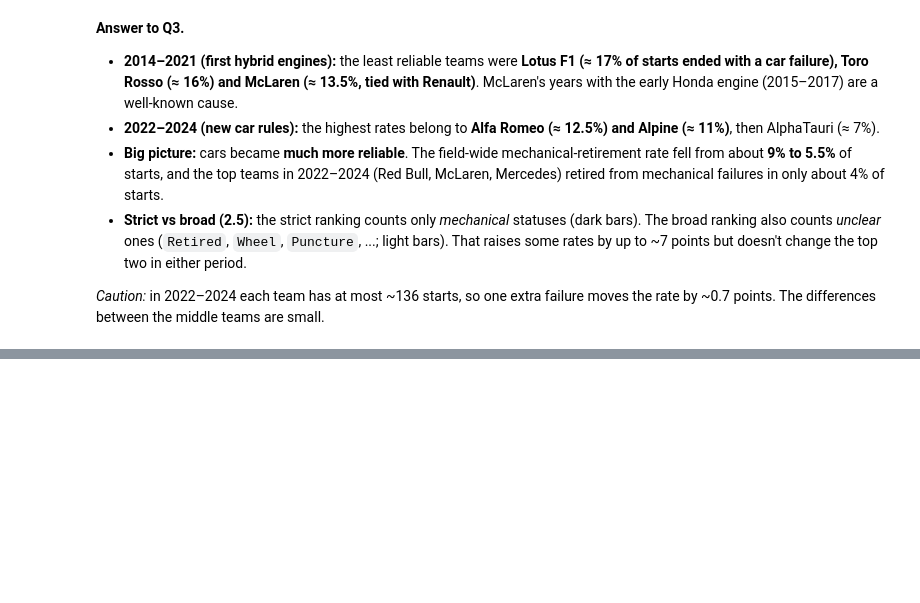
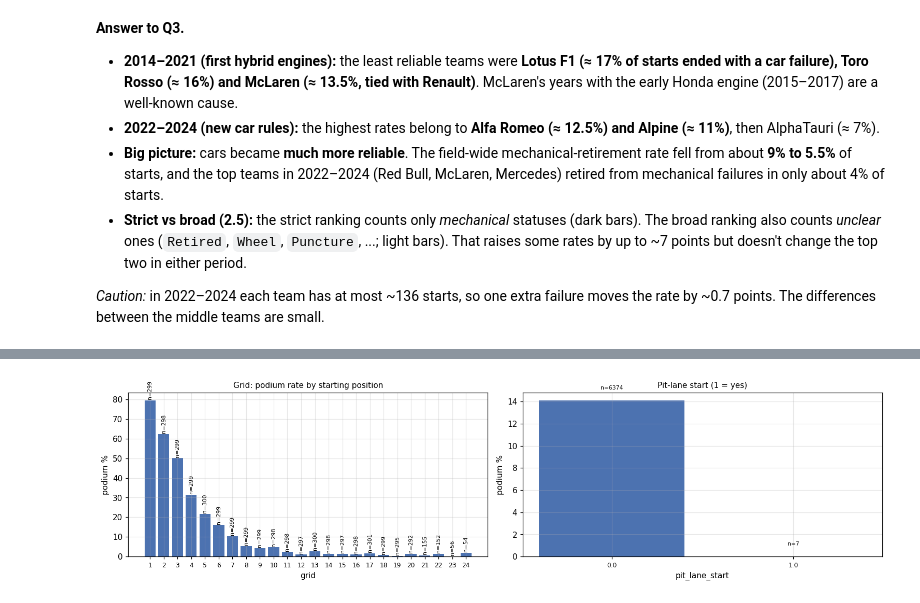
Before and after one commit to Farah-Essam/ACL-2, a Jupyter notebook: f1_podium_prediction.ipynb, the cells around one changed output, grey strips where cells are left out. Drawn from its saved outputs; the diff is of its cells as text; code cells hidden in the pictures; blank space fills up the shorter version.

```diff
--- a/f1_podium_prediction.ipynb
+++ b/f1_podium_prediction.ipynb
@@ -2895,0 +3138,6 @@ plt.show()
+# %%
+TRAIN_A = feat[(feat["split"] == "train") & (feat["year"] >= MODEL_START_YEAR)]
+VAL = feat[feat["split"] == "validation"]
+missing = pd.DataFrame({"train A missing %": 100 * TRAIN_A[ALL_CANDIDATES].isna().mean(),
+                        "validation missing %": 100 * VAL[ALL_CANDIDATES].isna().mean()}).round(1)
+display(missing[missing.max(axis=1) > 0])
@@ -2895,0 +3158,21 @@ plt.show()
+# %%
+def rate_plot(ax, df, col, bins=None, labels=None, title=None, xlabel=None):
+    x = df[col] if bins is None else pd.cut(df[col], bins=bins, labels=labels, include_lowest=True)
+    t = df.groupby(x, observed=True)["podium"].agg(["mean", "size"])
+    ax.bar(t.index.astype(str), 100 * t["mean"], color="#4C72B0")
+    for i, (m, n) in enumerate(zip(t["mean"], t["size"])):
+        ax.text(i, 100 * m + 1, f"n={n}", ha="center", fontsize=7, rotation=90 if len(t) > 12 else 0)
+    ax.set_title(title or col, fontsize=10)
+    ax.set_xlabel(xlabel or col)
+    ax.set_ylabel("podium %")
+    ax.tick_params(axis="x", labelsize=8)
+
+
+fig, axes = plt.subplots(1, 2, figsize=(14, 3.8))
+rate_plot(axes[0], TRAIN_A[TRAIN_A["grid"] <= 24].assign(grid=lambda d: d["grid"].astype(int)), "grid",
+          title="Grid: podium rate by starting position")
+rate_plot(axes[1], TRAIN_A, "pit_lane_start", title="Pit-lane start (1 = yes)")
+plt.tight_layout()
+plt.show()
+# %% [output]
+[figure, added]
```
Also changed, not shown: parts of 52 cells of this notebook, 2 other files.
